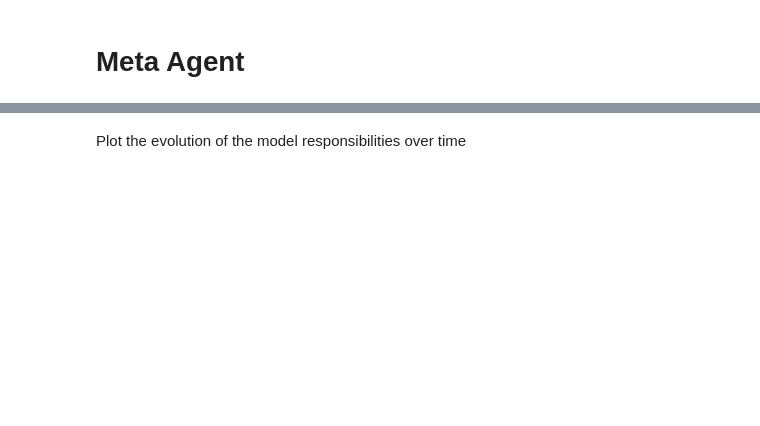
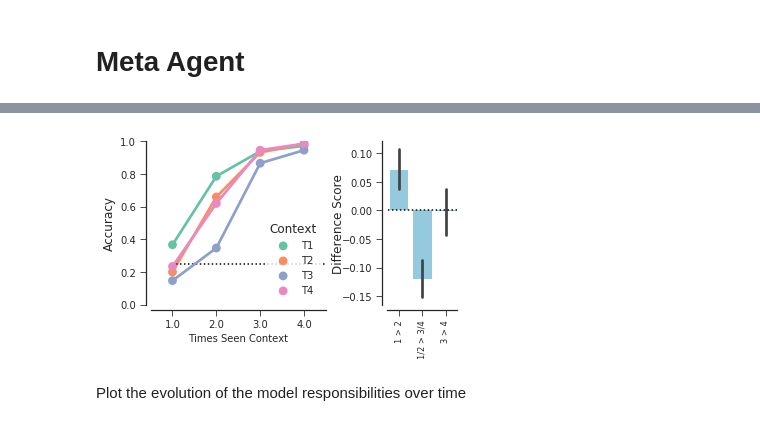
Before and after one commit to nicktfranklin/GeneralizingToGeneralize, a Jupyter notebook: Experiment 1 - Modeling.ipynb, the cells around one changed output, grey strips where cells are left out. Cells and saved outputs as stored; diff of their text form; code cells hidden in the pictures; blank space fills up the shorter version.

```diff
--- a/Experiment 1 - Modeling.ipynb
+++ b/Experiment 1 - Modeling.ipynb
@@ -245,7 +272,8 @@ for m in set(df0.Model):
 
 score = pd.concat(score)
 
-df0 = results_wMeta[results_wMeta['In Goal'] & (results_wMeta.Context >= 5) ].copy()
+df0 = results_wMeta[results_wMeta['In Goal'] & (results_wMeta.Context >= 5) &
+                   (results_wMeta['Times Seen Context'] < 5)].copy()
 df0['Context'] += 1
 
 with sns.axes_style('ticks'):
@@ -253,37 +281,39 @@ with sns.axes_style('ticks'):
     gs = gridspec.GridSpec(1, 2, width_ratios=[2.5, 1], wspace=0.5, hspace=0.6)
     axes = [ plt.subplot(gs[0]), plt.subplot(gs[1])]
 
-    sns.pointplot(x = 'Times Seen Context', hue='Context', y='Reward', # units='Iteration',
+    sns.pointplot(x = 'Times Seen Context', hue='Context', y='Reward', ci=None,
                    data=df0[df0.Model=='Meta'],  palette='Set2', ax=axes[0])
 
     ax = axes[0]
     handles, labels = ax.get_legend_handles_labels()
     handles[0].set_label('T1')
     handles[1].set_label('T2')
     handles[2].set_label('T3')
     handles[3].set_label('T4')
     legend = ax.legend(title="Context", loc='lower right', frameon=1)
     legend.get_frame().set_edgecolor('w')
     ax.get_legend().get_title().set_fontsize(12)
 
     # plot difference scores on the right
     sns.barplot(x='Comparison', y='Difference Score',
             data=score[score.Model == 'Meta'], color='skyblue', ax=axes[1])
 
     ax = axes[0]
     ax.set_ylabel(r'Accuracy',  fontdict={'size':12})
     ax.plot([0, 5], [0.25, 0.25], 'k:')
     ax.set_ylim([0, 1])
 
     sns.despine(offset=5)
 
     ax = axes[1]
     ax.set_ylabel(r'Difference Score', labelpad=-3, fontdict={'size':12})
     ax.set_xlabel('')
     ax.plot([-1, 3], [0, 0], 'k:')
     plt.sca(ax)
     plt.xticks([0, 1, 2], [r'1 > 2', u'1/2 > 3/4', r'3 > 4' ], rotation='vertical',
               fontsize='small')
+# %% [output]
+[figure, added]
 # %% [markdown]
 Plot the evolution of the model responsibilities over time
 # %%
```
Also changed, not shown: parts of 7 cells of this notebook.
